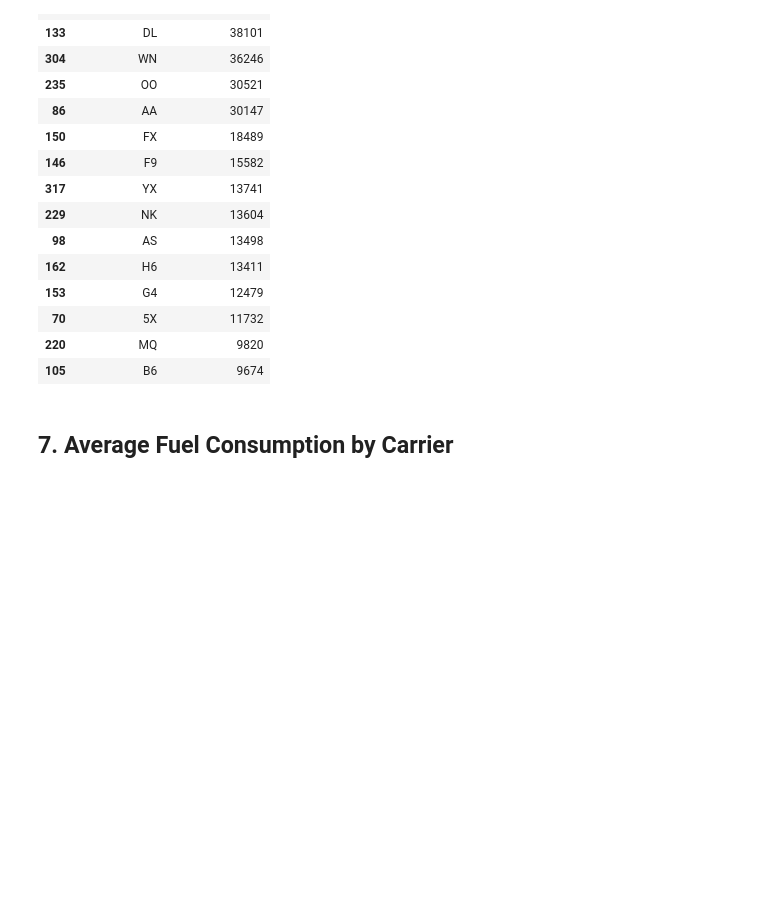
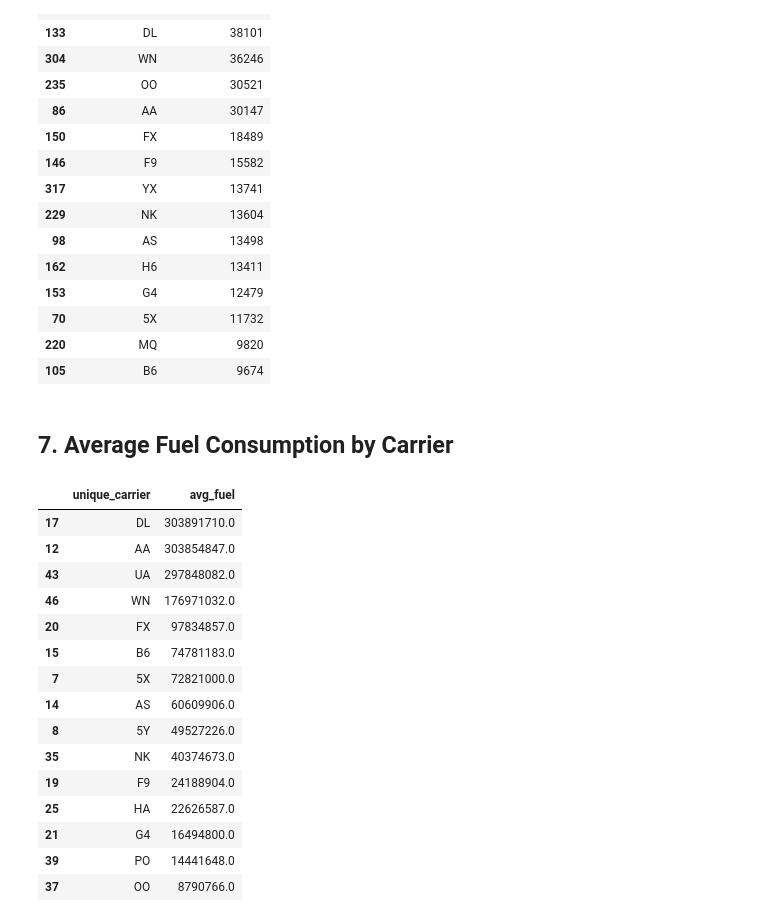
Before and after one commit to GailB-ca/lighthouse-mid-term-project, a Jupyter notebook: Reference Dataframes.ipynb, the cells around one changed output. Saved outputs shown, nothing was run; the diff lists cells and outputs as text; code cells hidden in the pictures; blank space fills up the shorter version.

Commit message:
Re-ran reference tables with more data

```diff
--- a/Reference Dataframes.ipynb
+++ b/Reference Dataframes.ipynb
@@ -351,3 +351,29 @@ filename = './fuel_2019'
 infile = open(filename,'rb')
 fuel_df = pickle.load(infile)
 infile.close()
+# %%
+filename = './reference/average_fuel_by_carrier_2019'
+average_fuel_by_carrier(fuel_df, filename)
+# %%
+infile = open(filename,'rb')
+average_fuel_df = pickle.load(infile)
+infile.close()
+
+average_fuel_df.sort_values(by="avg_fuel", ascending=False).head(15)
+# %% [output]
+|  | unique_carrier | avg_fuel |
+| 17 | DL | 303891710.0 |
+| 12 | AA | 303854847.0 |
+| 43 | UA | 297848082.0 |
+| 46 | WN | 176971032.0 |
+| 20 | FX | 97834857.0 |
+| 15 | B6 | 74781183.0 |
+| 7 | 5X | 72821000.0 |
+| 14 | AS | 60609906.0 |
+| 8 | 5Y | 49527226.0 |
+| 35 | NK | 40374673.0 |
+| 19 | F9 | 24188904.0 |
+| 25 | HA | 22626587.0 |
+| 21 | G4 | 16494800.0 |
+| 39 | PO | 14441648.0 |
+| 37 | OO | 8790766.0 |
```
Also changed, not shown: parts of 8 cells of this notebook, 4 other files.
